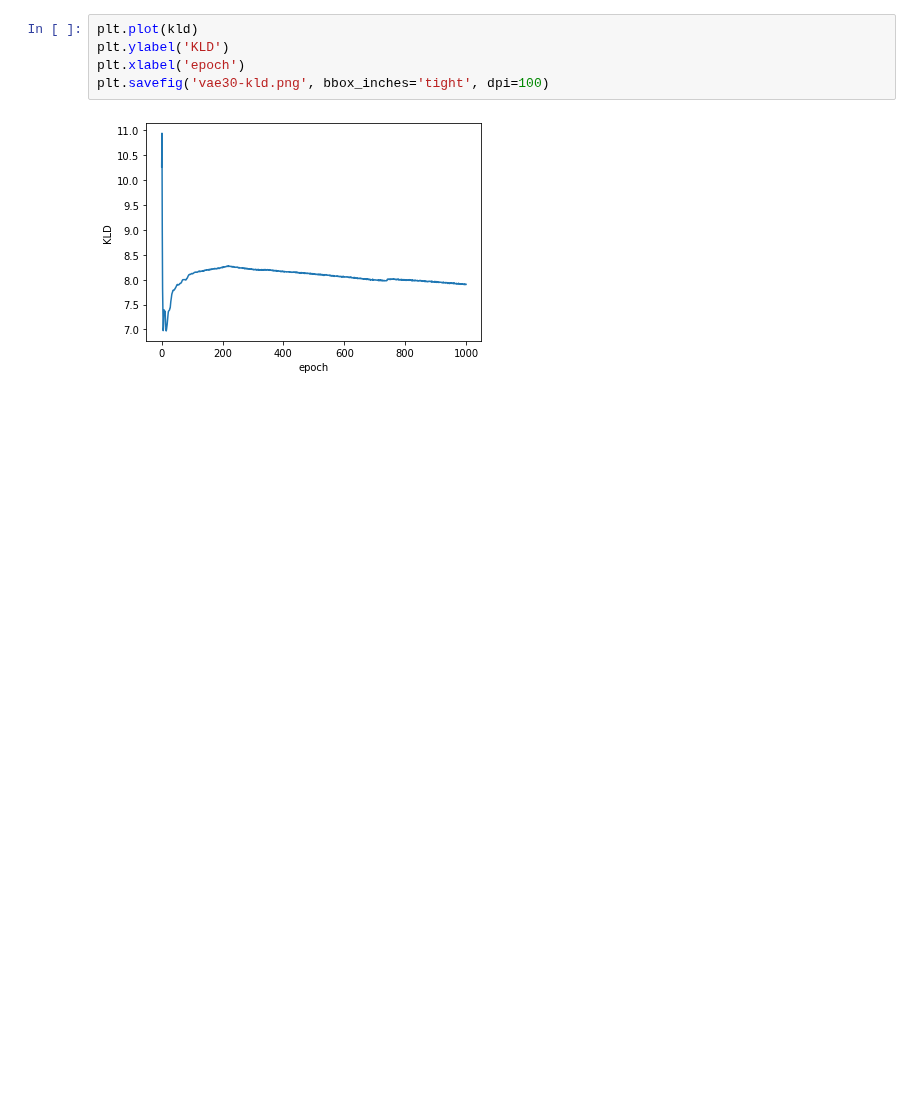
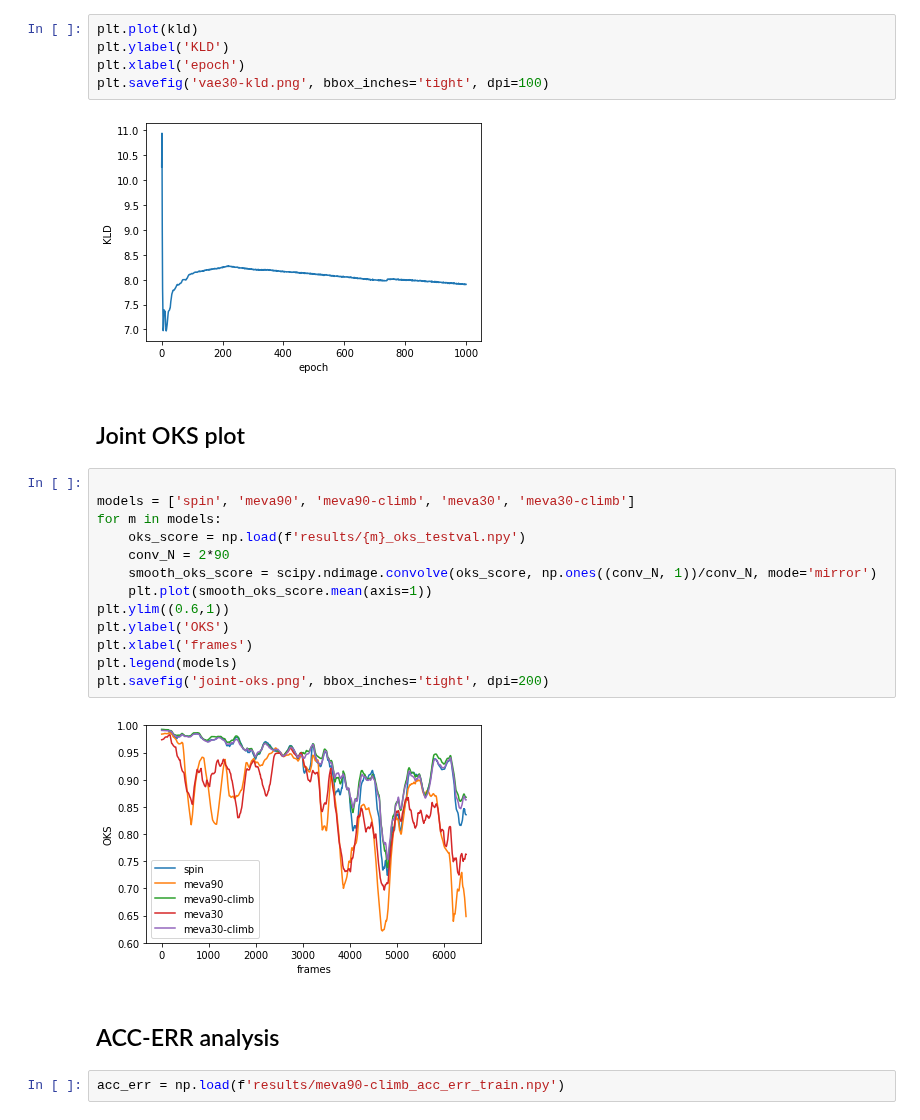
Before and after one commit to 2food/APEC, a Jupyter notebook: meva.ipynb, the cells around one changed output. Saved outputs shown, nothing was run; the diff lists cells and outputs as text; blank space fills up the shorter version.

```diff
--- a/meva.ipynb
+++ b/meva.ipynb
@@ -669,3 +816,24 @@ plt.xlabel('epoch')
 plt.savefig('vae30-kld.png', bbox_inches='tight', dpi=100)
 # %% [output]
 [figure]
+# %% [markdown]
+## Joint OKS plot
+# %%
+
+models = ['spin', 'meva90', 'meva90-climb', 'meva30', 'meva30-climb']
+for m in models:
+    oks_score = np.load(f'results/{m}_oks_testval.npy')
+    conv_N = 2*90
+    smooth_oks_score = scipy.ndimage.convolve(oks_score, np.ones((conv_N, 1))/conv_N, mode='mirror')
+    plt.plot(smooth_oks_score.mean(axis=1))
+plt.ylim((0.6,1))
+plt.ylabel('OKS')
+plt.xlabel('frames')
+plt.legend(models)
+plt.savefig('joint-oks.png', bbox_inches='tight', dpi=200)
+# %% [output]
+[figure, added]
+# %% [markdown]
+## ACC-ERR analysis
+# %%
+acc_err = np.load(f'results/meva90-climb_acc_err_train.npy')
```
Also changed, not shown: parts of 45 cells of this notebook, 1 other file.
